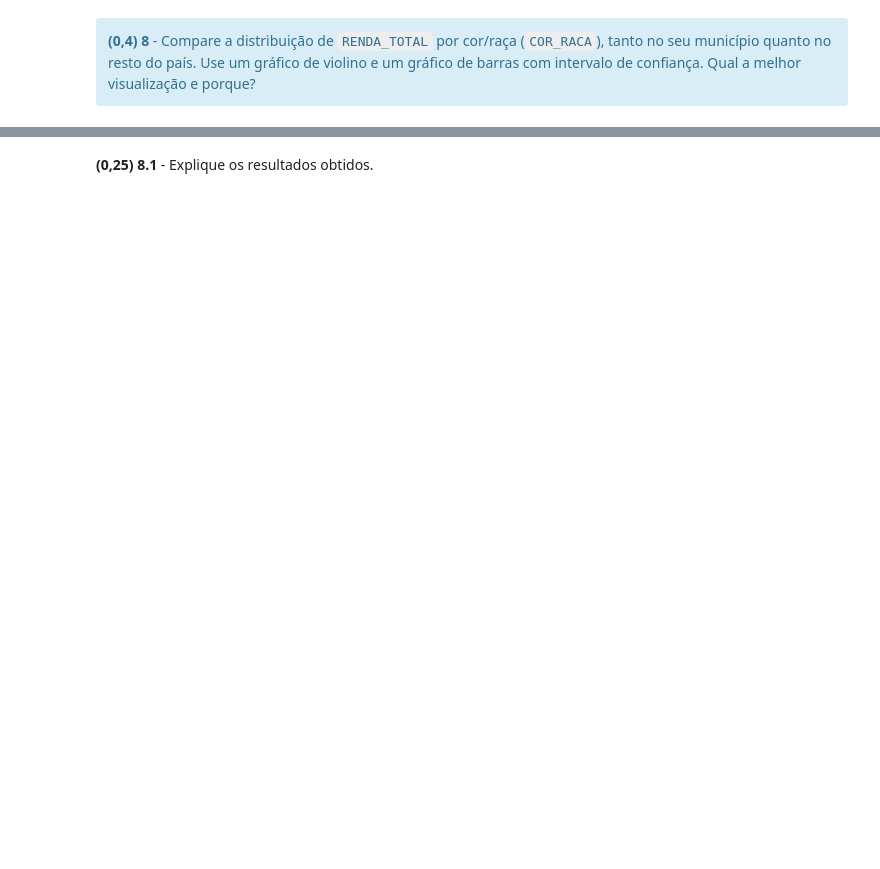
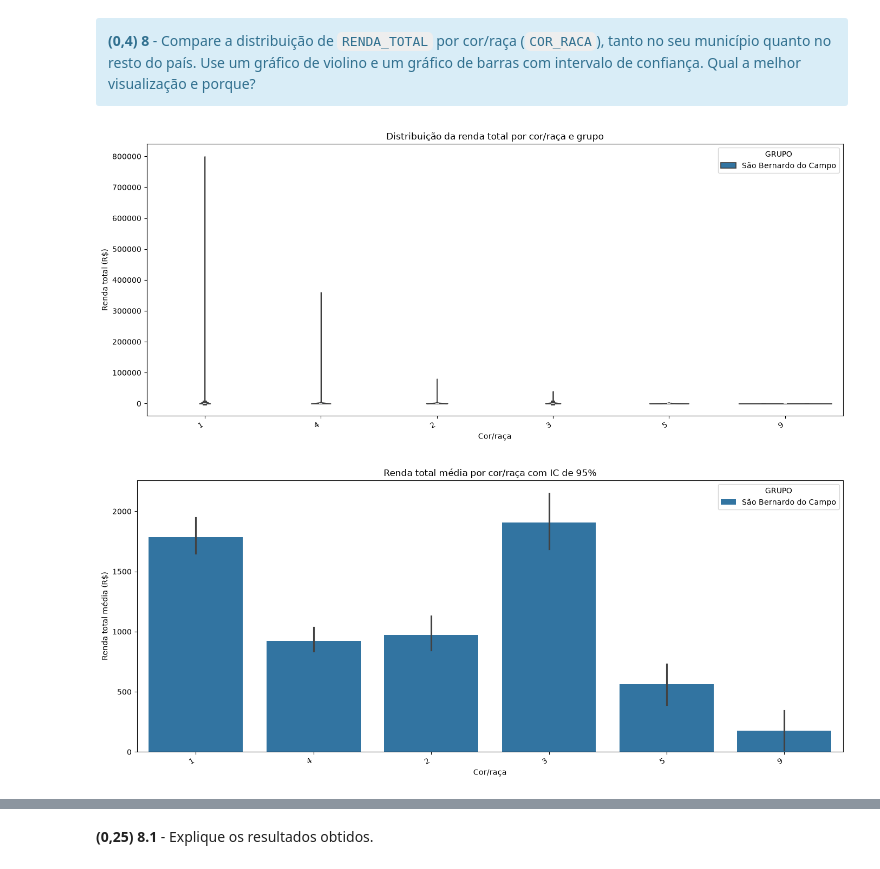
Before and after one commit to JulioEng2308/Learning-Data-Science-with-the-2010-Census, a Jupyter notebook: Trabalho Prático - Censo.ipynb, the cells around one changed output, grey strips where cells are left out. Saved outputs shown, nothing was run; the diff lists cells and outputs as text; code cells hidden in the pictures; blank space fills up the shorter version.

```diff
--- a/Trabalho Prático - Censo.ipynb
+++ b/Trabalho Prático - Censo.ipynb
@@ -69,5 +70,6 @@ SIGLA_UF = 'SP'      # Sigla da UF do município acima
 # Caminho do arquivo
 df_censo = pd.read_parquet(DATA_PQT)
 df_censo = df_censo[df_censo['SIGLA_UF']== 'SP']
-df_censo[df_censo['NOME_MUNICIPIO']== 'São Bernardo do Campo']
+df_censo = df_censo[df_censo['NOME_MUNICIPIO']== 'São Bernardo do Campo']
+df_censo.info()
 # %% [output]
@@ -118,3 +265,16 @@ df_censo[df_censo['NOME_MUNICIPIO']== 'São Bernardo do Campo']
 <div class="alert alert-info">
 <b>(0,2) 4</b> - Verifique se há linhas completamente duplicadas em <code>df_censo</code>. Remova-as.
 </div>
+# %%
+
+# Verificar linhas completamente duplicadas
+duplicadas = df_censo.duplicated().sum()
+
+print("=== VERIFICAÇÃO DE DUPLICATAS ===")
+print(f"Linhas duplicadas encontradas: {duplicadas}")
+
+# Remover linhas duplicadas
+df_censo = df_censo.drop_duplicates().copy()
+
+print(f"Linhas restantes após a remoção: {len(df_censo)}")
+print("Remoção de duplicatas concluída.")
@@ -148,3 +518,61 @@ df_censo['GRUPO'] = np.where(df_censo.NOME_MUNICIPIO==MUNICIPIO, MUNICIPIO, 'Res
 <div class="alert alert-info">
 <b>(0,4) 8</b> - Compare a distribuição de <code>RENDA_TOTAL</code> por cor/raça (<code>COR_RACA</code>), tanto no seu município quanto no resto do país. Use um gráfico de violino e um gráfico de barras com intervalo de confiança. Qual a melhor visualização e porque?
 </div>
+# %%
+
+import pandas as pd
+import matplotlib.pyplot as plt
+import seaborn as sns
+
+# Preparar os dados
+df_grafico = df_censo.copy()
+
+# Remover registros sem as informações necessárias
+df_grafico = df_grafico.dropna(
+    subset=['RENDA_TOTAL', 'COR_RACA', 'GRUPO']
+)
+
+# Remover a categoria criada para valores ausentes, se existir
+df_grafico = df_grafico[
+    df_grafico['COR_RACA'] != 'Não informado'
+]
+
+# Gráfico 1: violino
+plt.figure(figsize=(14, 6))
+
+sns.violinplot(
+    data=df_grafico,
+    x='COR_RACA',
+    y='RENDA_TOTAL',
+    hue='GRUPO',
+    split=False,
+    cut=0
+)
+
+plt.title('Distribuição da renda total por cor/raça e grupo')
+plt.xlabel('Cor/raça')
+plt.ylabel('Renda total (R$)')
+plt.xticks(rotation=30, ha='right')
+plt.tight_layout()
+plt.show()
+
+# Gráfico 2: barras com intervalo de confiança de 95%
+plt.figure(figsize=(14, 6))
+
+sns.barplot(
+    data=df_grafico,
+    x='COR_RACA',
+    y='RENDA_TOTAL',
+    hue='GRUPO',
+    errorbar=('ci', 95)
+)
+
+plt.title('Renda total média por cor/raça com IC de 95%')
+plt.xlabel('Cor/raça')
+plt.ylabel('Renda total média (R$)')
+plt.xticks(rotation=30, ha='right')
+plt.tight_layout()
+plt.show()
+# %% [output]
+[figure, added]
+[figure, added]
```
Also changed, not shown: parts of 31 cells of this notebook.
